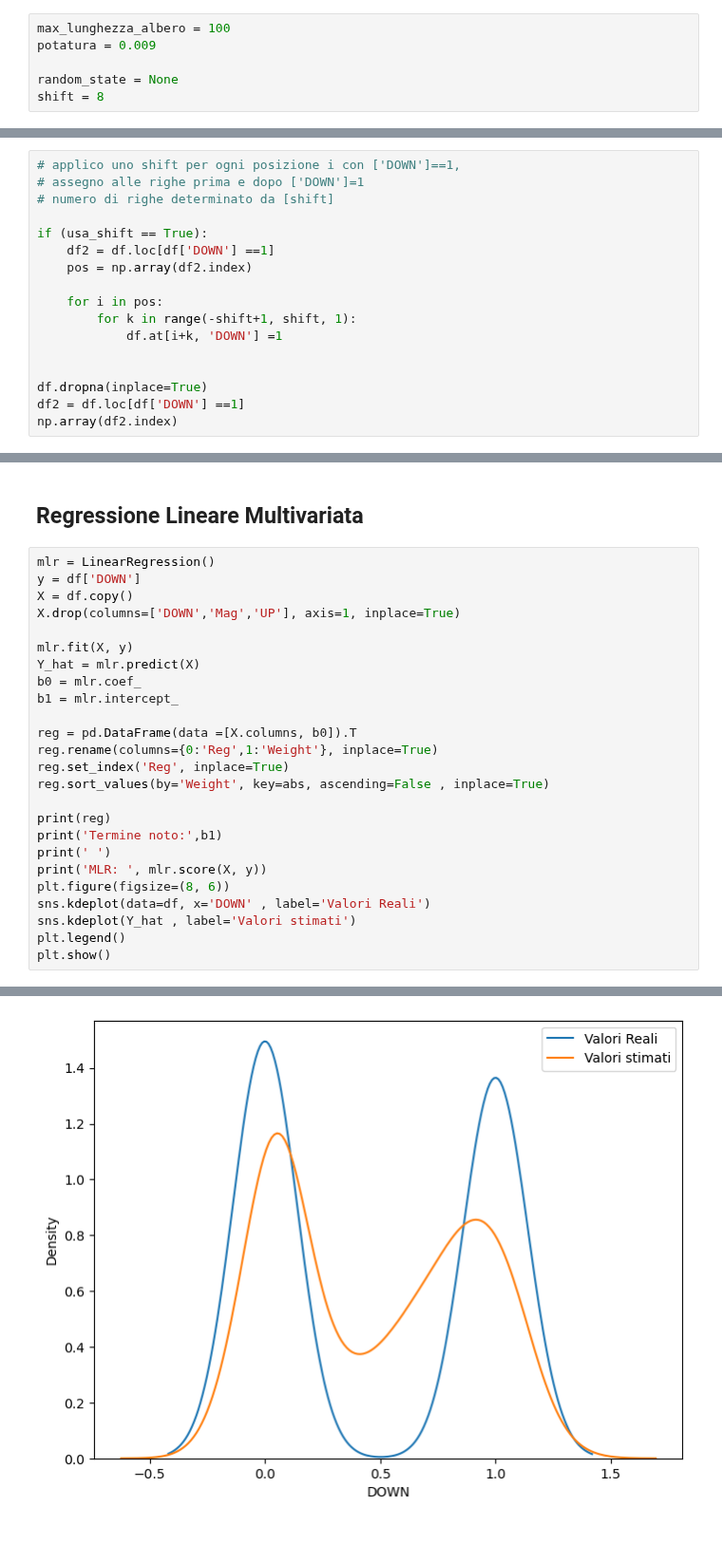
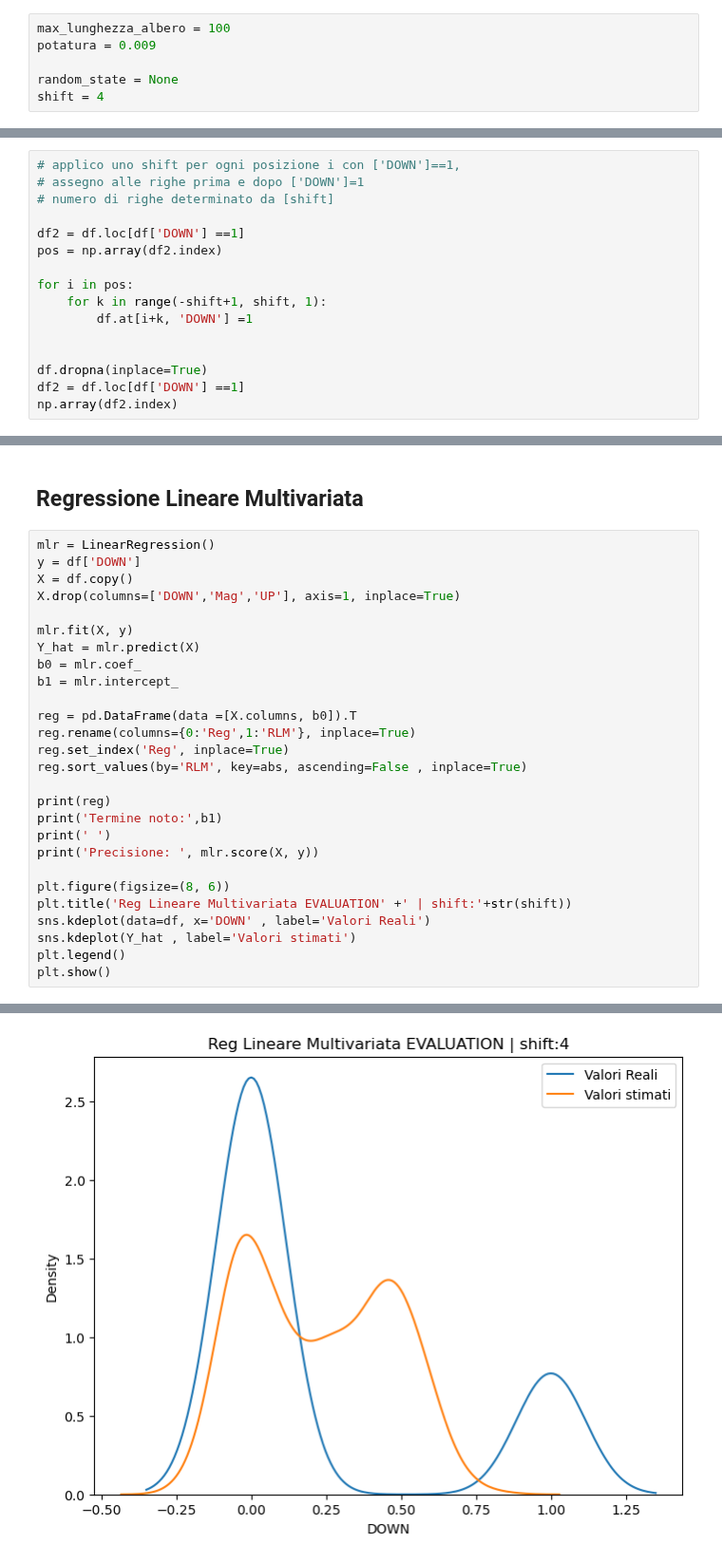
Before and after one commit to paoloartasensi/wow, a Jupyter notebook: squat_analysis.ipynb, the cells around one changed output, grey strips where cells are left out. Shown at 95% size. Drawn from its saved outputs; the diff is of its cells as text; blank space fills up the shorter version.

```diff
--- a/squat_analysis.ipynb
+++ b/squat_analysis.ipynb
@@ -29,4 +29,4 @@ max_lunghezza_albero = 100
 potatura = 0.009
 
 random_state = None
-shift = 8
+shift = 4
@@ -60,13 +62,12 @@ array([ 12,  41,  71, 102, 139, 168, 195, 224, 252, 285, 321, 355, 388,
 # assegno alle righe prima e dopo ['DOWN']=1
 # numero di righe determinato da [shift]
 
-if (usa_shift == True):
-    df2 = df.loc[df['DOWN'] ==1]
-    pos = np.array(df2.index)
+df2 = df.loc[df['DOWN'] ==1]
+pos = np.array(df2.index)
 
-    for i in pos:
-        for k in range(-shift+1, shift, 1):
-            df.at[i+k, 'DOWN'] =1
+for i in pos:
+    for k in range(-shift+1, shift, 1):
+        df.at[i+k, 'DOWN'] =1
 
 
 df.dropna(inplace=True)
@@ -259,15 +262,17 @@ b0 = mlr.coef_
 b1 = mlr.intercept_
 
 reg = pd.DataFrame(data =[X.columns, b0]).T
-reg.rename(columns={0:'Reg',1:'Weight'}, inplace=True)
+reg.rename(columns={0:'Reg',1:'RLM'}, inplace=True)
 reg.set_index('Reg', inplace=True)
-reg.sort_values(by='Weight', key=abs, ascending=False , inplace=True)
+reg.sort_values(by='RLM', key=abs, ascending=False , inplace=True)
 
 print(reg)
 print('Termine noto:',b1)
 print(' ')
-print('MLR: ', mlr.score(X, y))
+print('Precisione: ', mlr.score(X, y))
+
 plt.figure(figsize=(8, 6))
+plt.title('Reg Lineare Multivariata EVALUATION' +' | shift:'+str(shift))
 sns.kdeplot(data=df, x='DOWN' , label='Valori Reali')
 sns.kdeplot(Y_hat , label='Valori stimati')
 plt.legend()
@@ -290 +295 @@ MLR:  0.7123991150036464
-[figure, old version]
+[figure, new version]
```
Also changed, not shown: parts of 11 cells of this notebook.
